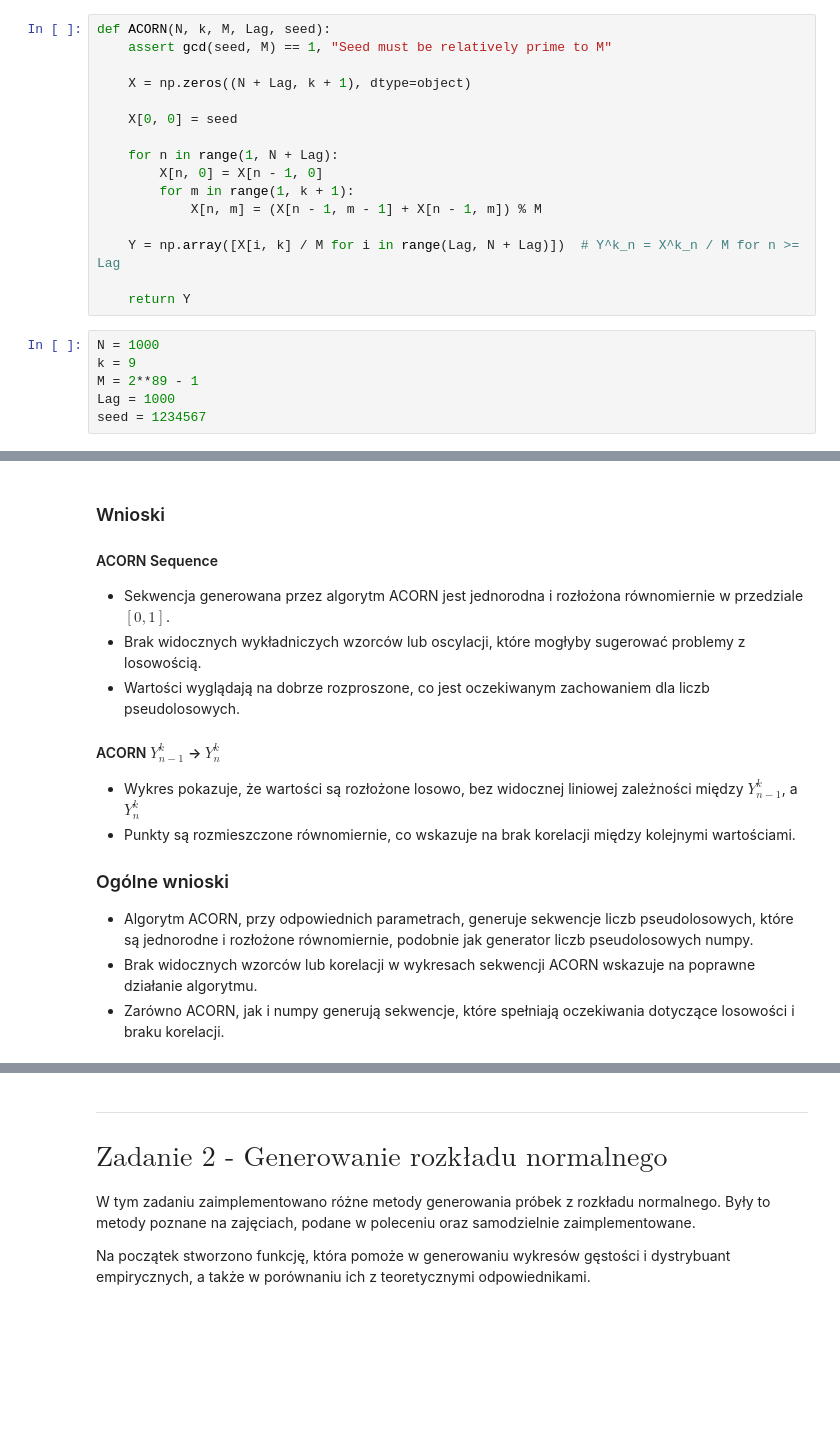
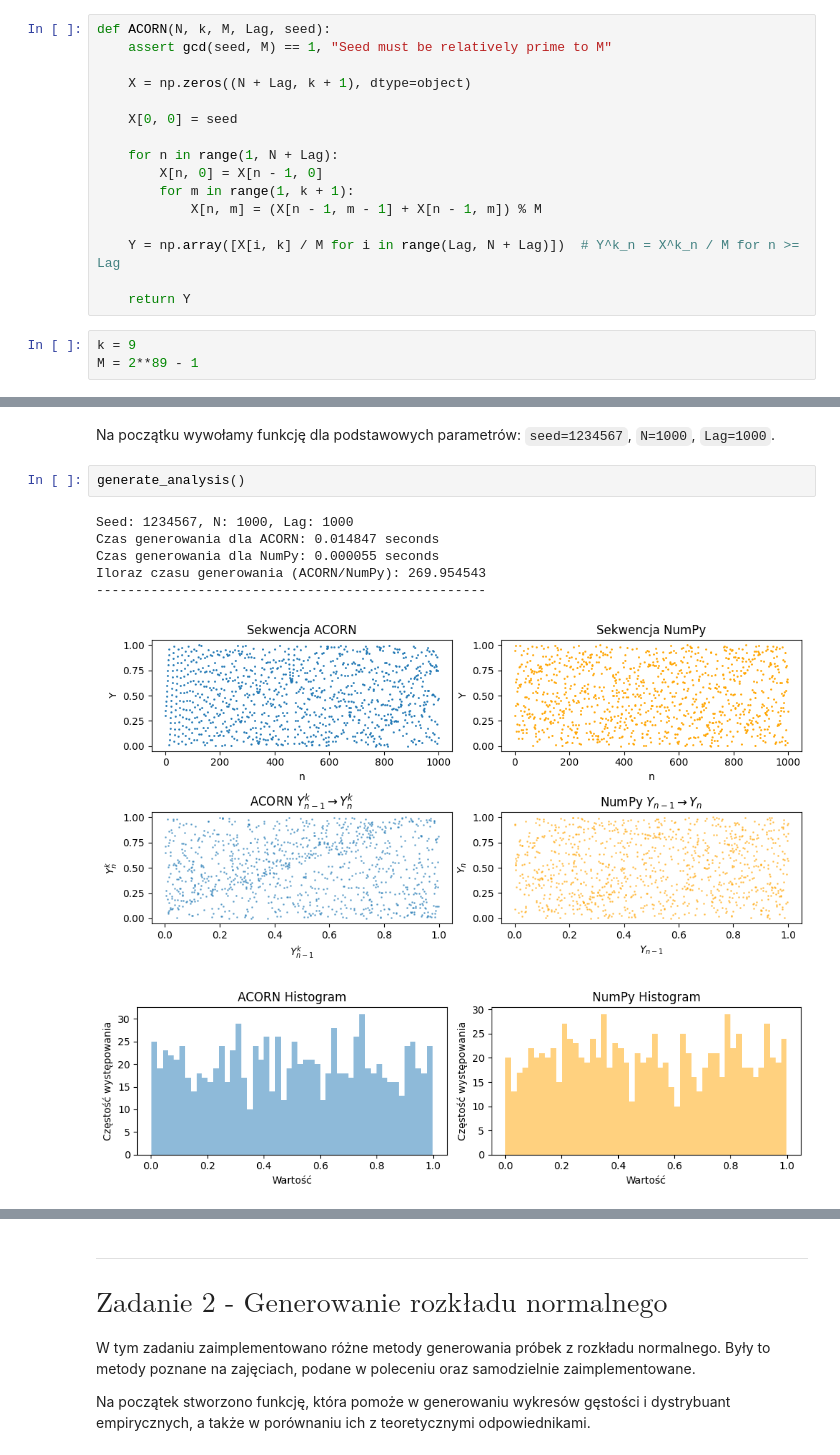
Before and after one commit to mathieuboro/symulacje, a Jupyter notebook: Raport_Sym.ipynb, the cells around one changed output, grey strips where cells are left out. Drawn from its saved outputs; the diff is of its cells as text; blank space fills up the shorter version.

Commit message:
dojebane zadanie acornowe

```diff
--- a/Raport_Sym.ipynb
+++ b/Raport_Sym.ipynb
@@ -61,8 +61,5 @@ def ACORN(N, k, M, Lag, seed):
 
     return Y
 # %%
-N = 1000
 k = 9
 M = 2**89 - 1
-Lag = 1000
-seed = 1234567
@@ -131,16 +140,12 @@ CZas generowania dla Numpy: 0.000998 seconds
-# %% [markdown]
-### Wnioski
-
-#### ACORN Sequence
-- Sekwencja generowana przez algorytm ACORN jest jednorodna i rozłożona równomiernie w przedziale $[0, 1]$.
-- Brak widocznych wykładniczych wzorców lub oscylacji, które mogłyby sugerować problemy z losowością.
-- Wartości wyglądają na dobrze rozproszone, co jest oczekiwanym zachowaniem dla liczb pseudolosowych.
-
-#### ACORN $Y_{n-1}^{k}$ &#8594; $Y_{n}^{k}$
-- Wykres pokazuje, że wartości są rozłożone losowo, bez widocznej liniowej zależności między $Y_{n-1}^{k}$, a $Y_{n}^{k}$
-- Punkty są rozmieszczone równomiernie, co wskazuje na brak korelacji między kolejnymi wartościami.
-
-### Ogólne wnioski
-- Algorytm ACORN, przy odpowiednich parametrach, generuje sekwencje liczb pseudolosowych, które są jednorodne i rozłożone równomiernie, podobnie jak generator liczb pseudolosowych numpy.
-- Brak widocznych wzorców lub korelacji w wykresach sekwencji ACORN wskazuje na poprawne działanie algorytmu.
-- Zarówno ACORN, jak i numpy generują sekwencje, które spełniają oczekiwania dotyczące losowości i braku korelacji.
+# %% [markdown]
+Na początku wywołamy funkcję dla podstawowych parametrów: `seed=1234567`, `N=1000`, `Lag=1000`.
+# %%
+generate_analysis()
+# %% [output]
+Seed: 1234567, N: 1000, Lag: 1000
+Czas generowania dla ACORN: 0.014847 seconds
+Czas generowania dla NumPy: 0.000055 seconds
+Iloraz czasu generowania (ACORN/NumPy): 269.954543
+--------------------------------------------------
+[figure, added]
+[figure, added]
```
Also changed, not shown: parts of 18 cells of this notebook.
